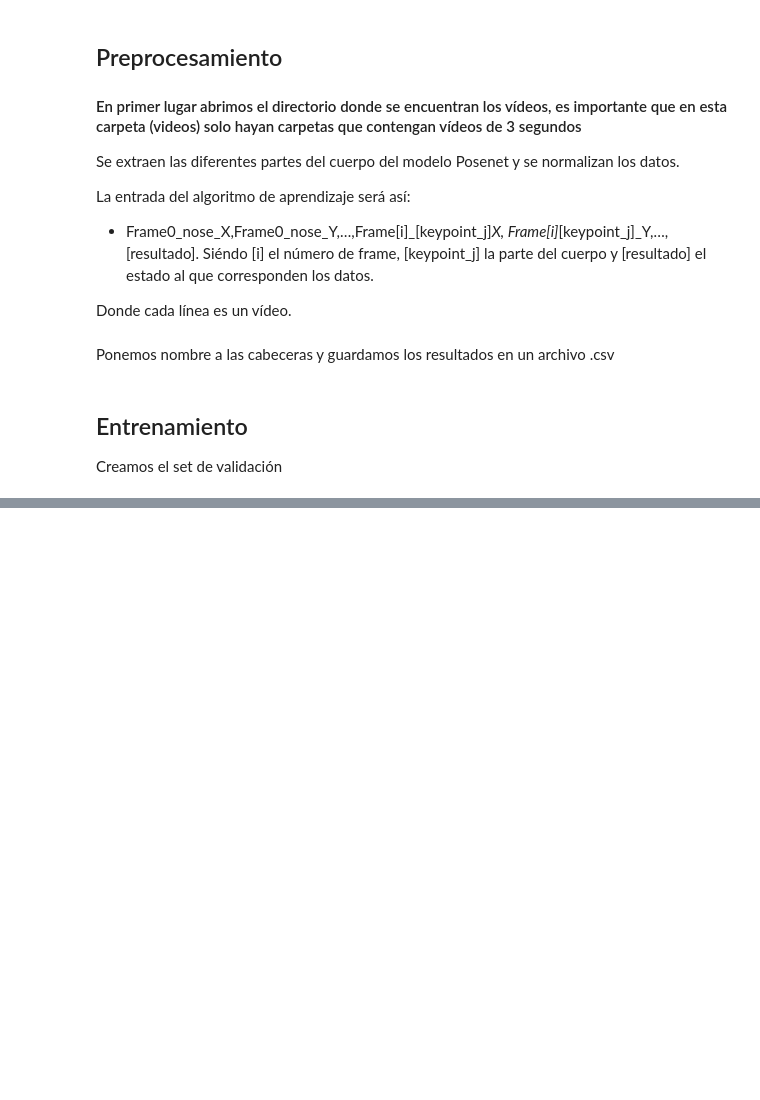
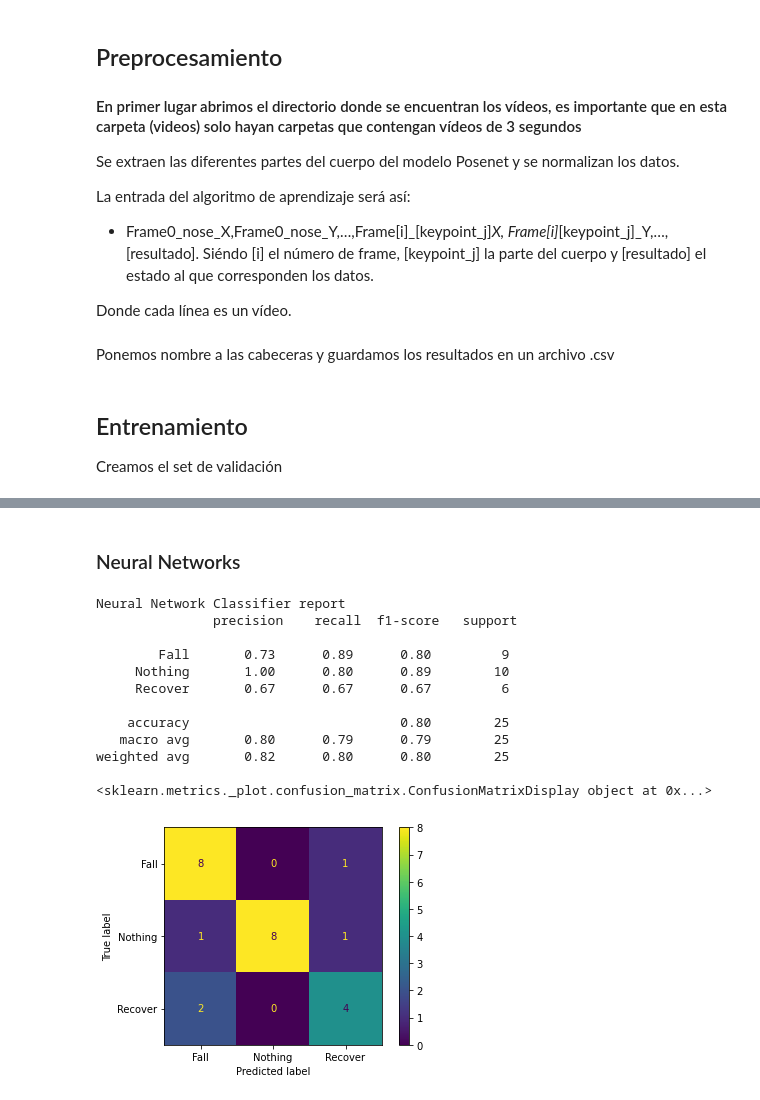
Before and after one commit to RaquelGG/Fall-Detector, a Jupyter notebook: human_state_classifier/train.ipynb, the cells around one changed output, grey strips where cells are left out. Drawn from its saved outputs; the diff is of its cells as text; code cells hidden in the pictures; blank space fills up the shorter version.

```diff
--- a/human_state_classifier/train.ipynb
+++ b/human_state_classifier/train.ipynb
@@ -126,0 +147,21 @@ RandomForestClassifier()
+# %% [markdown]
+### Neural Networks
+# %%
+from sklearn.neural_network import MLPClassifier
+neural_network_model = MLPClassifier(solver="lbfgs", activation="identity", hidden_layer_sizes=20)
+neural_network_model.fit(x_train, y_train)
+mostrar_resultados(neural_network_model, "Neural Network Classifier")
+# %% [output]
+Neural Network Classifier report
+               precision    recall  f1-score   support
+
+        Fall       0.73      0.89      0.80         9
+     Nothing       1.00      0.80      0.89        10
+     Recover       0.67      0.67      0.67         6
+
+    accuracy                           0.80        25
+   macro avg       0.80      0.79      0.79        25
+weighted avg       0.82      0.80      0.80        25
+
+<sklearn.metrics._plot.confusion_matrix.ConfusionMatrixDisplay object at 0x...>
+[figure, added]
```
Also changed, not shown: parts of 18 cells of this notebook, 5 other files.
